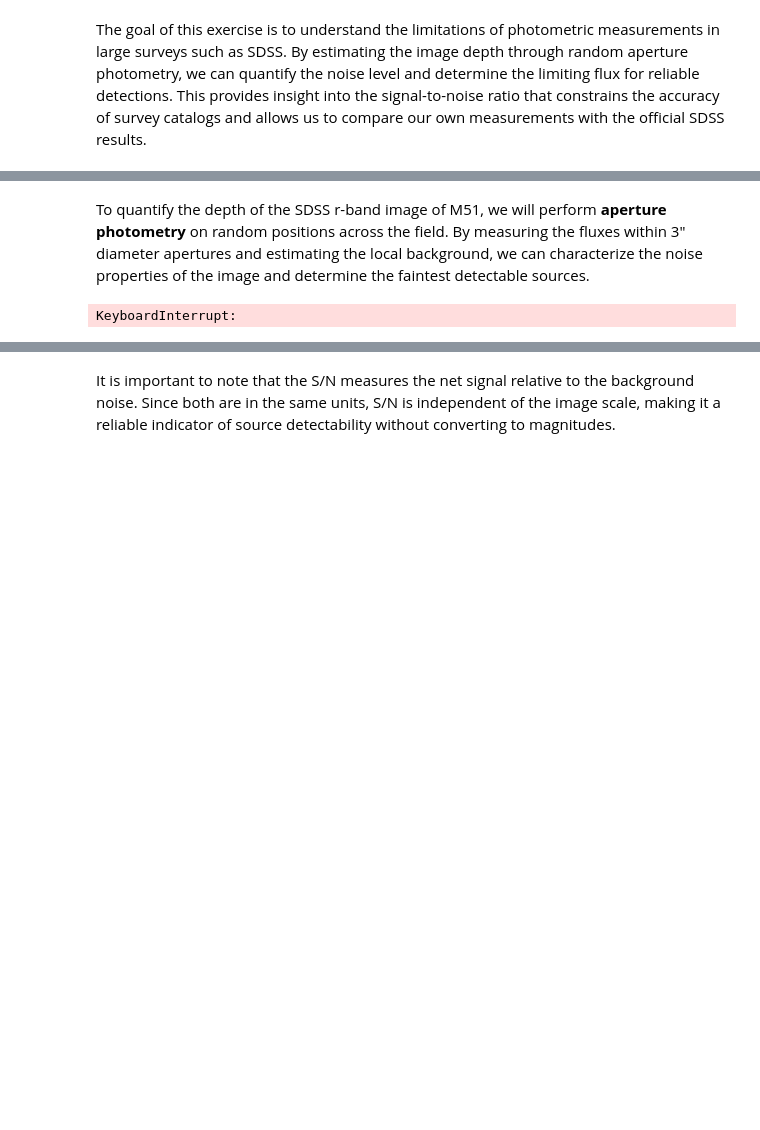
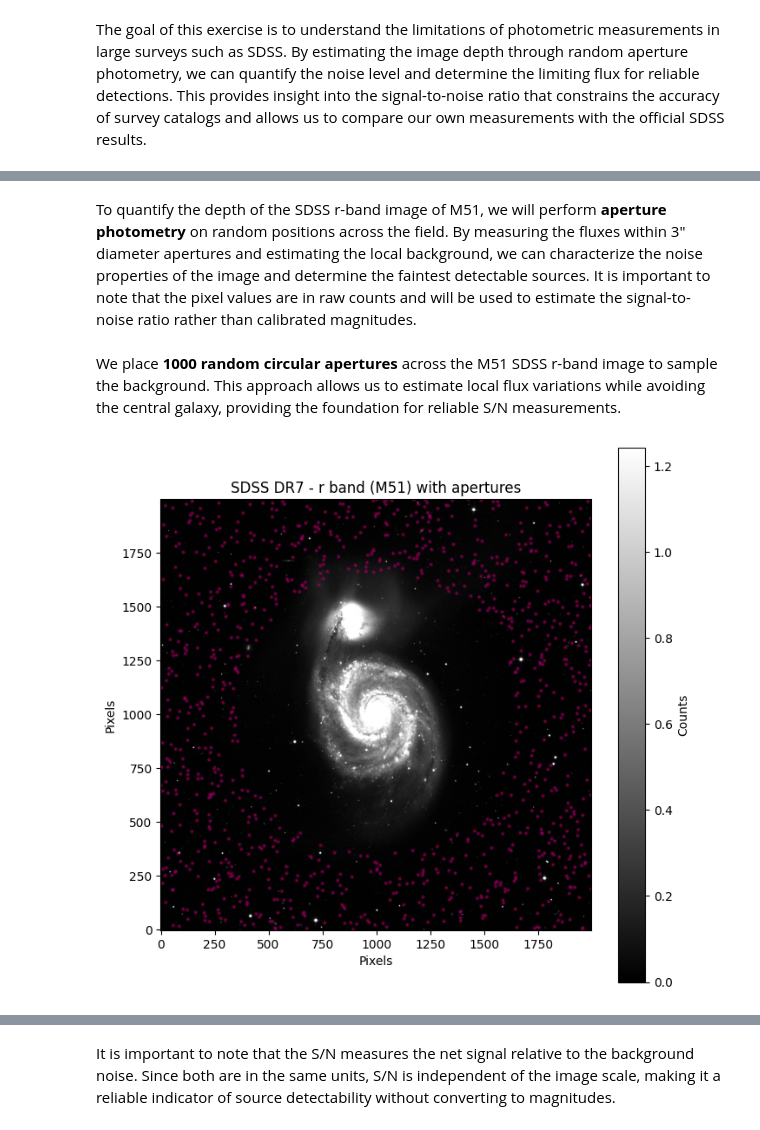
Before and after one commit to conichito/AS4501, a Jupyter notebook: Homework 1/Tarea-1.ipynb, the cells around one changed output, grey strips where cells are left out. Drawn from its saved outputs; the diff is of its cells as text; code cells hidden in the pictures; blank space fills up the shorter version.

```diff
--- a/Homework 1/Tarea-1.ipynb
+++ b/Homework 1/Tarea-1.ipynb
@@ -645,57 +656,48 @@ The SDSS DR7 r-band FITS image of M51 shows the bright central galaxy with visib
 # %% [markdown]
-To quantify the depth of the SDSS r-band image of M51, we will perform **aperture photometry** on random positions across the field. By measuring the fluxes within 3″ diameter apertures and estimating the local background, we can characterize the noise properties of the image and determine the faintest detectable sources.
+To quantify the depth of the SDSS r-band image of M51, we will perform **aperture photometry** on random positions across the field. By measuring the fluxes within 3″ diameter apertures and estimating the local background, we can characterize the noise properties of the image and determine the faintest detectable sources. It is important to note that the pixel values are in raw counts and will be used to estimate the signal-to-noise ratio rather than calibrated magnitudes.
+# %% [markdown]
+We place **1000 random circular apertures** across the M51 SDSS r-band image to sample the background. This approach allows us to estimate local flux variations while avoiding the central galaxy, providing the foundation for reliable S/N measurements.
 # %%
+# Random seed
+np.random.seed(22133115)
+
 # Define number and diameter of the apertures
 n_apertures = 1000
 aperture_radius = 3 / 2.0 / 0.6
 annulus_in = aperture_radius + 2
 annulus_out = aperture_radius + 5
 
 # Retrieve image dimensions
 ny, nx = data.shape
 
 # We generate random positions avoiding the M51 galaxy
 center_x, center_y = nx//2, ny//2
-avoid_radius = 100  # px
+avoid_radius = 650 # px, enough to cover the central galaxy
 
 positions = []
 while len(positions) < n_apertures:
     x = np.random.randint(0, nx)
     y = np.random.randint(0, ny)
     if np.hypot(x-center_x, y-center_y) > avoid_radius:
         positions.append((x,y))
 positions = np.array(positions)
 
 # Aperture and rings
 apertures = CircularAperture(positions, r=aperture_radius)
 annuli = CircularAnnulus(positions, r_in=annulus_in, r_out=annulus_out)
 
-# Measure flux and background
-annulus_masks = annuli.to_mask(method='center')
-bkg_median = []
-for mask in annulus_masks:
-    annulus_data = mask.multiply(data)
-    annulus_data_1d = annulus_data[mask.data > 0]
-    bkg_median.append(np.median(annulus_data_1d))
-bkg_median = np.array(bkg_median)
+# Display the SDSS image
+plt.figure(figsize=(8,8))
+plt.imshow(data, cmap='gray', origin='lower', vmin=0, vmax=np.percentile(data, 99))
+plt.colorbar(label='Counts')
+plt.xlabel("Pixels")
+plt.ylabel("Pixels")
+plt.title('SDSS DR7 - r band (M51) with apertures')
 
-phot_table = aperture_photometry(data, apertures)
-fluxes = phot_table['aperture_sum'] - bkg_median * apertures.area
+# Plot apertures (in red) and annuli (in purple)
+apertures.plot(color='red', lw=1.0, alpha=0.5)
+annuli.plot(color='purple', lw=1.0, alpha=0.3)
 
-# Get S/N
-sigma = np.std(fluxes)
-snr = fluxes / sigma
-
-# Results
-print(f"Median flux: {np.median(fluxes):.2f}")
-print(f"Standard deviation (noise): {sigma:.2f}")
-print(f"Median S/N: {np.median(snr):.2f}")
-
-# Visualization of the S/N distribution
-plt.hist(snr, bins=30, alpha=0.7)
-plt.xlabel("S/N")
-plt.ylabel("Number of apertures")
-plt.title("Distribution of S/N in random apertures")
 plt.show()
 # %% [output]
-KeyboardInterrupt:
+[figure, added]
```
Also changed, not shown: parts of 25 cells of this notebook.
